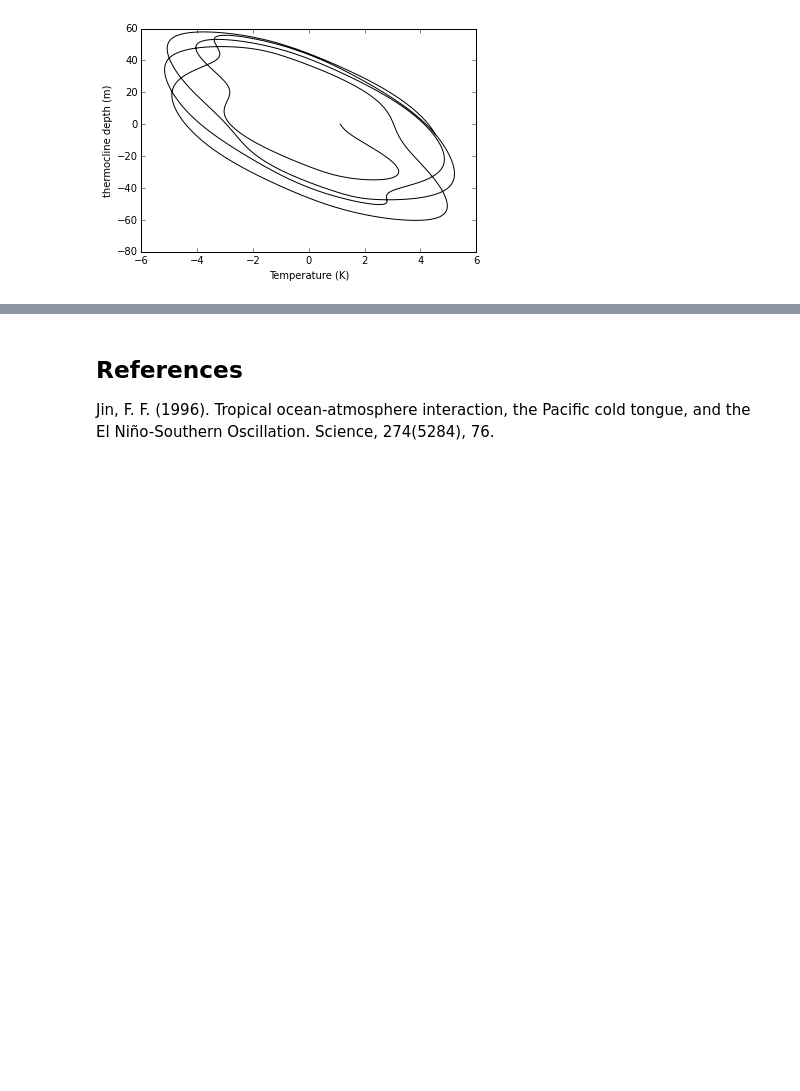
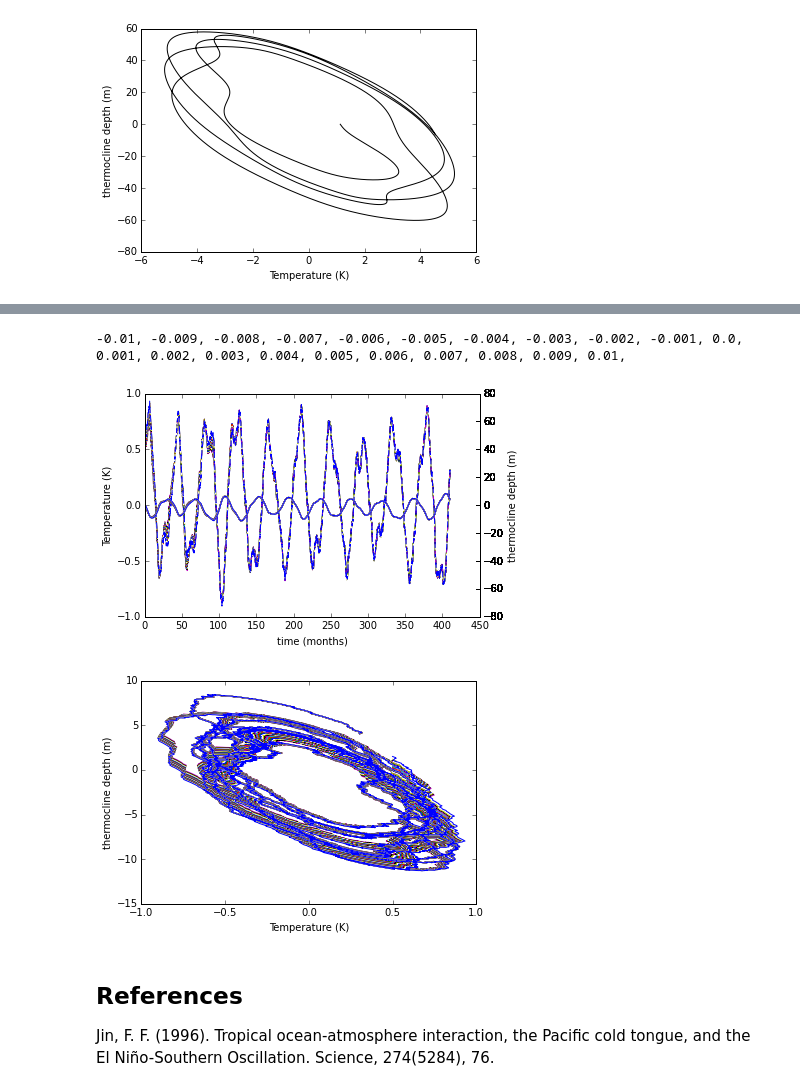
Before and after one commit to markmuetz/mtmw14, a Jupyter notebook: project1/Project1_ENSO_oscillator.ipynb, the cells around one changed output, grey strips where cells are left out. Saved outputs shown, nothing was run; the diff lists cells and outputs as text; code cells hidden in the pictures; blank space fills up the shorter version.

```diff
--- a/project1/Project1_ENSO_oscillator.ipynb
+++ b/project1/Project1_ENSO_oscillator.ipynb
@@ -113,3 +150,13 @@ setting: tau=6.0, mu0=0.75, mu_ann=0.2, epsilon=0.1, tau_cor=0.0166666666667, f_
+# %%
+# Demonstration of lack of sensitivity if same stochasitic forcing used for each ensemble member.
+# N.B. same settings as above used.
+results = sim.run_enso_ensemble(one_period * nperiods, nt, settings,
+                                h0_min=-0.01, h0_max=0.01, reseed=True)
+plot_ensemble_output(results)
+# %% [output]
+-0.01, -0.009, -0.008, -0.007, -0.006, -0.005, -0.004, -0.003, -0.002, -0.001, 0.0, 0.001, 0.002, 0.003, 0.004, 0.005, 0.006, 0.007, 0.008, 0.009, 0.01,
+[figure, added]
+[figure, added]
 # %% [markdown]
 ## References
 
```
Also changed, not shown: parts of 6 cells of this notebook, 1 other file.
